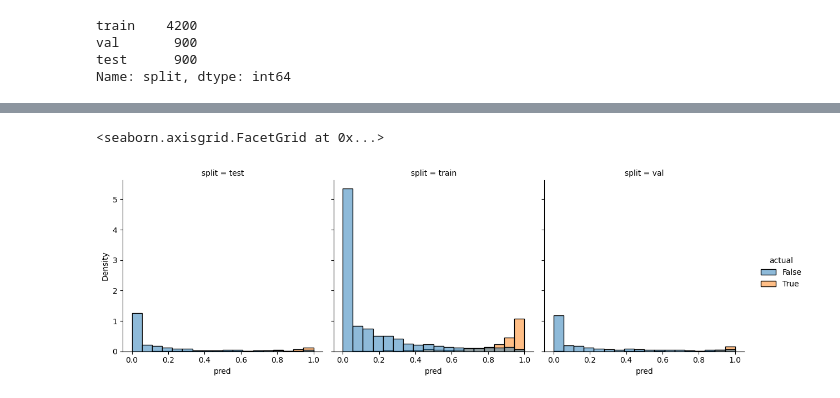
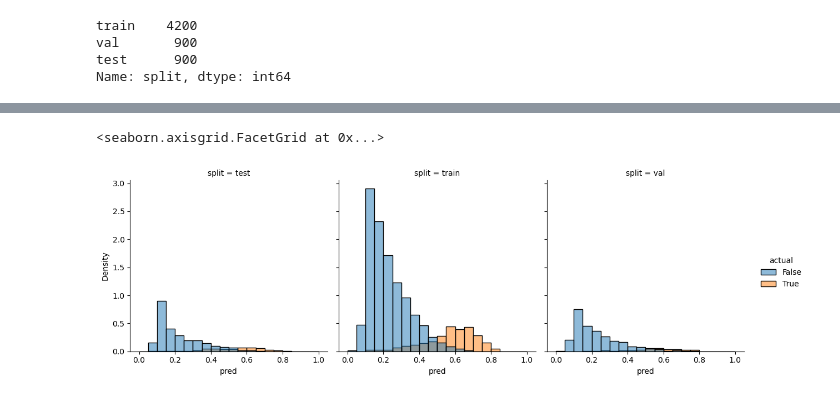
Before and after one commit to jonnor/machinehearing, a Jupyter notebook: handson/badminton/BadmintonSoundEvents.ipynb, the cells around one changed output, grey strips where cells are left out. Drawn from its saved outputs; the diff is of its cells as text; code cells hidden in the pictures.

```diff
--- a/handson/badminton/BadmintonSoundEvents.ipynb
+++ b/handson/badminton/BadmintonSoundEvents.ipynb
@@ -10,7 +10,7 @@ import librosa.display
 # %%
 
 samplerate = 16000
-time_resolution = 0.050
+time_resolution = 0.05
 
 def next_power_of_2(x):
     return 2**(math.ceil(math.log(x, 2)))
@@ -388,8 +412,8 @@ Non-trainable params: 0
 _________________________________________________________________
 # %%
 
-epochs = 200
-batch_size = 1*64
+epochs = 400
+batch_size = 2*64
 
 Xm = numpy.expand_dims(numpy.mean(numpy.concatenate([s.T for s in dataset.spectrogram]), axis=0), -1)
 print(Xm.shape)
@@ -400,36 +424,36 @@ def get_XY(split):
 
     # spectral subtraction
 
-    #X = X - Xm
-
-    Y = numpy.stack(d.labels)
-    Y = numpy.any(Y, axis=-1)
-
-    #Y = numpy.count_nonzero(Y, axis=-1) >= 2
-    #print(X.shape)
+    Y = numpy.stack([ l.T for l in d.labels], axis=0)
     return X, Y
 
 train = get_XY(split='train')
 val = get_XY(split='val')
 
-early_stop = tensorflow.keras.callbacks.EarlyStopping(monitor='val_pr_auc', patience=10)
+
+
+early_stop = tensorflow.keras.callbacks.EarlyStopping(monitor='val_pr_auc', patience=20)
 
 def compute_class_weights(y_train):
     from sklearn.utils import class_weight
     y_train = numpy.squeeze(y_train).astype(int)
+    y_train = numpy.any(y_train, axis=1)
+    #print("ss", y_train.shape)
     w = class_weight.compute_class_weight('balanced', classes=numpy.unique(y_train), y=y_train)
     w_dict = dict(zip(numpy.unique(y_train), w))
-    return w_dict
+    return w
 
 class_weights = compute_class_weights(train[1])
+print(class_weights)
+#class_weights = None
 
-model = build_model(input_shape=(32, window_length, 1), dropout=0.10, lr=5*0.001)
+model = build_model(input_shape=(32, window_length, 1), dropout=0.1, lr=1*0.1, class_weights=class_weights)
 hist = model.fit(x=train[0], y=train[1],
-          validation_data=val,
-          epochs=epochs,
-          batch_size=batch_size,
+        validation_data=val,
+        epochs=epochs,
+        batch_size=batch_size,
         callbacks=[early_stop],
-             class_weight=class_weights,
+        #class_weight=class_weights,
 )
 # %% [output]
 (32, 1)
@@ -491,4 +519,6 @@ results
 # %%
+%matplotlib inline
+
 import seaborn
 
 rr = []
@@ -498,13 +528,16 @@ for split in results.reset_index().split.unique():
     y_true = numpy.squeeze(Y)
     y_pred = numpy.squeeze(model.predict(X))
 
+    print(y_pred.shape)
+    print(y_true.shape)
+
     r = pandas.DataFrame({
-        'pred': y_pred,
-        'actual': y_true,
+        'pred': numpy.max(y_pred, axis=1),
+        'actual': numpy.any(y_true, axis=1),
         'split': split,
     })
     rr.append(r)
 
 r = pandas.concat(rr, ignore_index=True)
-seaborn.displot(kind='hist', data=r, x='pred', hue='actual', col='split', height=4, aspect=1, binrange=(0.0, 1.0), stat='density')
+seaborn.displot(kind='hist', data=r, x='pred', hue='actual', col='split', height=4, aspect=1, binrange=(0.0, 1.0), stat='density', binwidth=0.05)
 # %% [output]
@@ -514,5 +553,5 @@ seaborn.displot(kind='hist', data=r, x='pred', hue='actual', col='split', height
 <seaborn.axisgrid.FacetGrid at 0x...>
-[figure, old version]
+[figure, new version]
 # %%
 # Plot precision/recall trade-off
 
```
Also changed, not shown: parts of 11 cells of this notebook.
